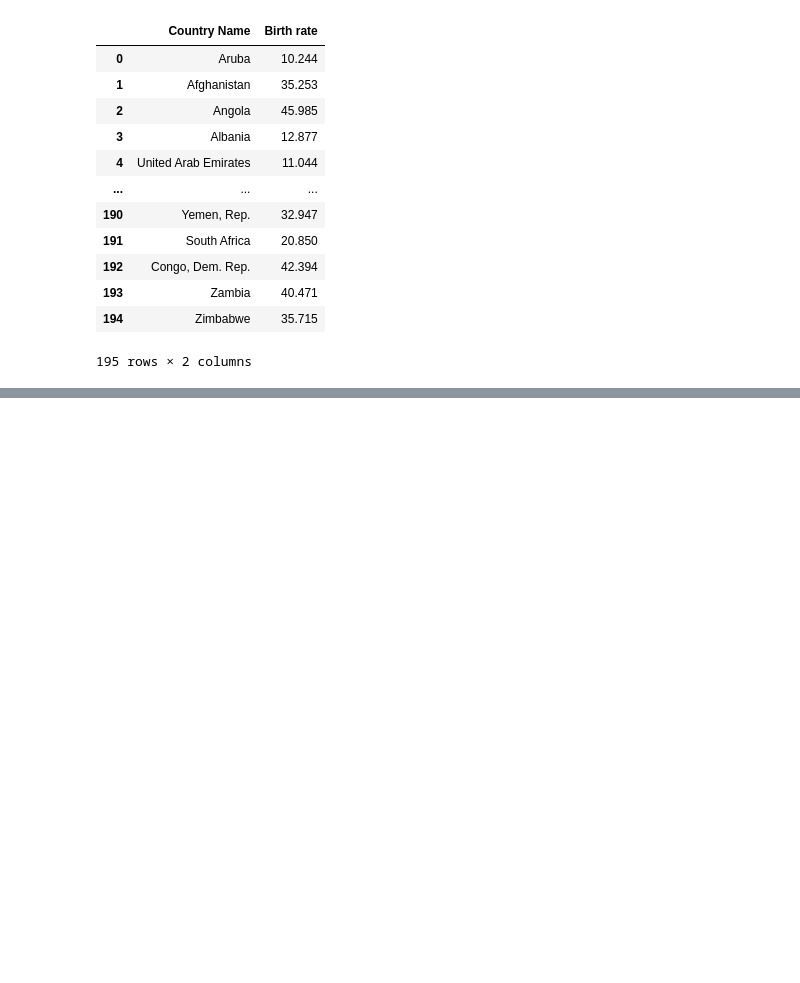
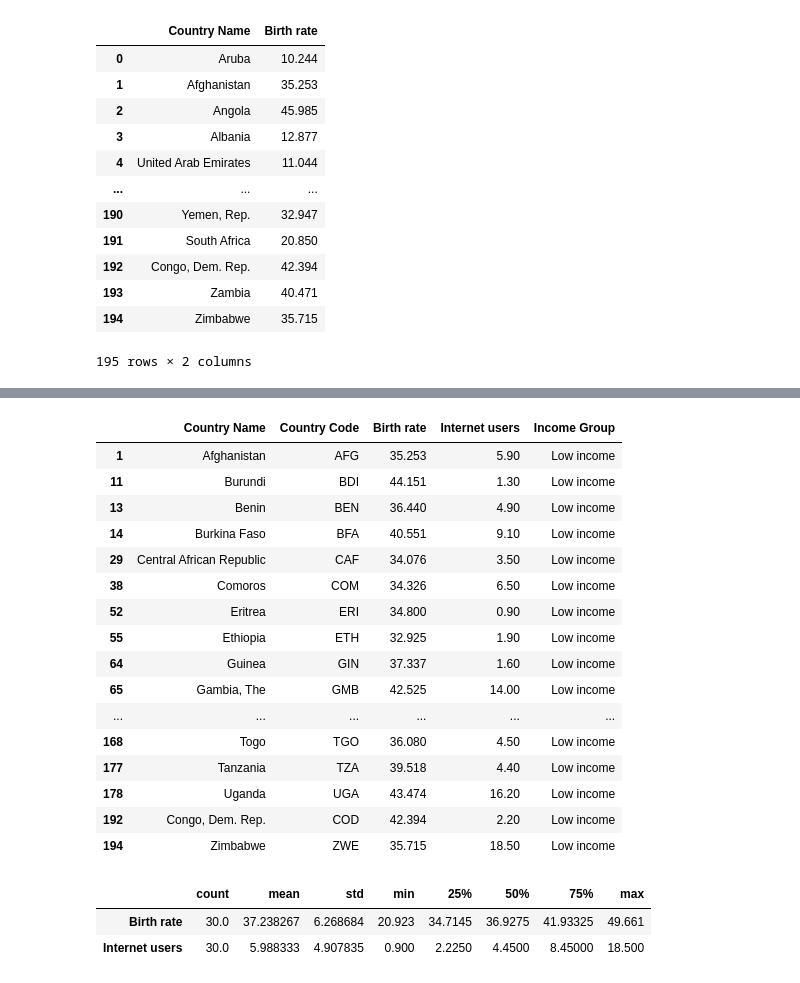
Before and after one commit to EugeneZnm/World-Demographic-Data-Analyisis, a Jupyter notebook: World Trends Analysis.ipynb, the cells around one changed output, grey strips where cells are left out. Saved outputs shown, nothing was run; the diff lists cells and outputs as text; code cells hidden in the pictures; blank space fills up the shorter version.

```diff
--- a/World Trends Analysis.ipynb
+++ b/World Trends Analysis.ipynb
@@ -155,0 +328,29 @@ stats[['Country Name','Birth rate']]
+# %%
+# Getting Low income countries
+LI = stats['Income Group'] == 'Low income'
+stats[LI]
+# %% [output]
+|  | Country Name | Country Code | Birth rate | Internet users | Income Group |
+| 1 | Afghanistan | AFG | 35.253 | 5.90 | Low income |
+| 11 | Burundi | BDI | 44.151 | 1.30 | Low income |
+| 13 | Benin | BEN | 36.440 | 4.90 | Low income |
+| 14 | Burkina Faso | BFA | 40.551 | 9.10 | Low income |
+| 29 | Central African Republic | CAF | 34.076 | 3.50 | Low income |
+| 38 | Comoros | COM | 34.326 | 6.50 | Low income |
+| 52 | Eritrea | ERI | 34.800 | 0.90 | Low income |
+| 55 | Ethiopia | ETH | 32.925 | 1.90 | Low income |
+| 64 | Guinea | GIN | 37.337 | 1.60 | Low income |
+| 65 | Gambia, The | GMB | 42.525 | 14.00 | Low income |
+| ... | ... | ... | ... | ... | ... |
+| 168 | Togo | TGO | 36.080 | 4.50 | Low income |
+| 177 | Tanzania | TZA | 39.518 | 4.40 | Low income |
+| 178 | Uganda | UGA | 43.474 | 16.20 | Low income |
+| 192 | Congo, Dem. Rep. | COD | 42.394 | 2.20 | Low income |
+| 194 | Zimbabwe | ZWE | 35.715 | 18.50 | Low income |
+# %%
+# Statistics of countries with low income levels
+stats[LI].describe().transpose()
+# %% [output]
+|  | count | mean | std | min | 25% | 50% | 75% | max |
+| Birth rate | 30.0 | 37.238267 | 6.268684 | 20.923 | 34.7145 | 36.9275 | 41.93325 | 49.661 |
+| Internet users | 30.0 | 5.988333 | 4.907835 | 0.900 | 2.2250 | 4.4500 | 8.45000 | 18.500 |
```
Also changed, not shown: parts of 13 cells of this notebook.
